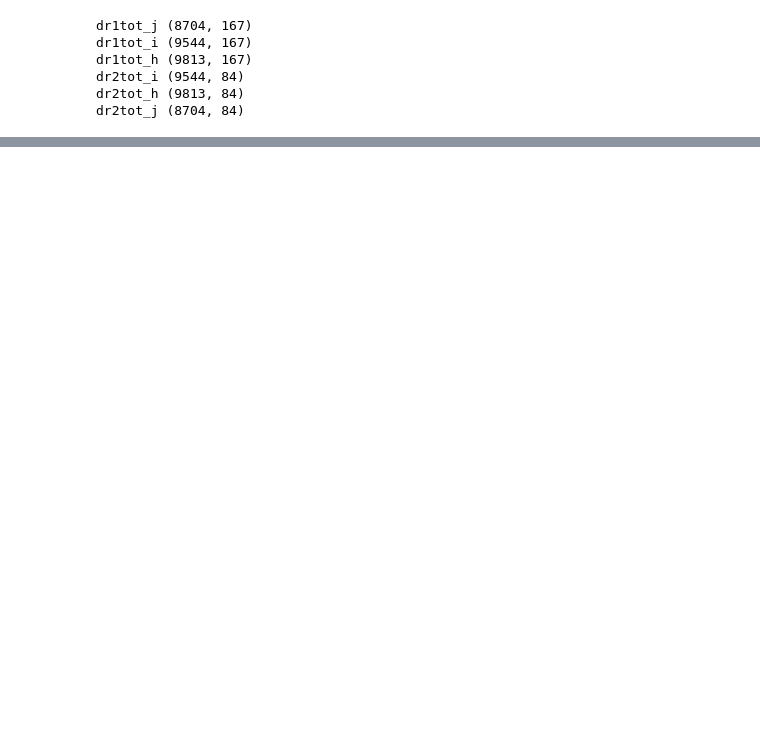
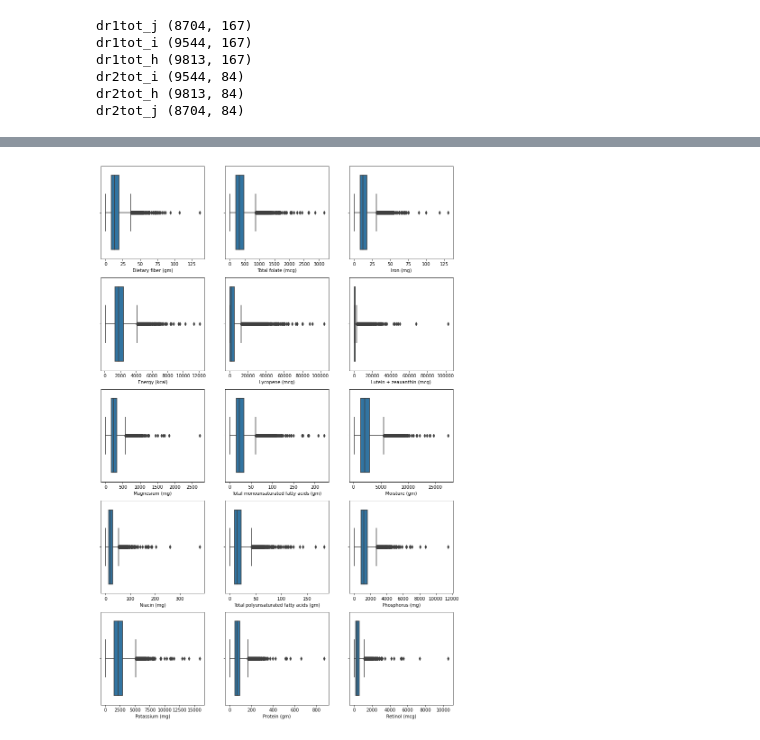
Before and after one commit to Jasc94/thebridge, a Jupyter notebook: 0_Project_ML/notebooks/exp_dietary.ipynb, the cells around one changed output, grey strips where cells are left out. Cells and saved outputs as stored; diff of their text form; code cells hidden in the pictures; blank space fills up the shorter version.

```diff
--- a/0_Project_ML/notebooks/exp_dietary.ipynb
+++ b/0_Project_ML/notebooks/exp_dietary.ipynb
@@ -62,0 +98,5 @@ dr2tot_h
+# %%
+vi.multi_axes_plotter(dietary_dfs_2["dr1tot_h"].iloc[:, 15:30], 3, "box", (14, 22), variable_names)
+plt.show()
+# %% [output]
+[figure, added]
```
Also changed, not shown: parts of 13 cells of this notebook, 5 other files.
